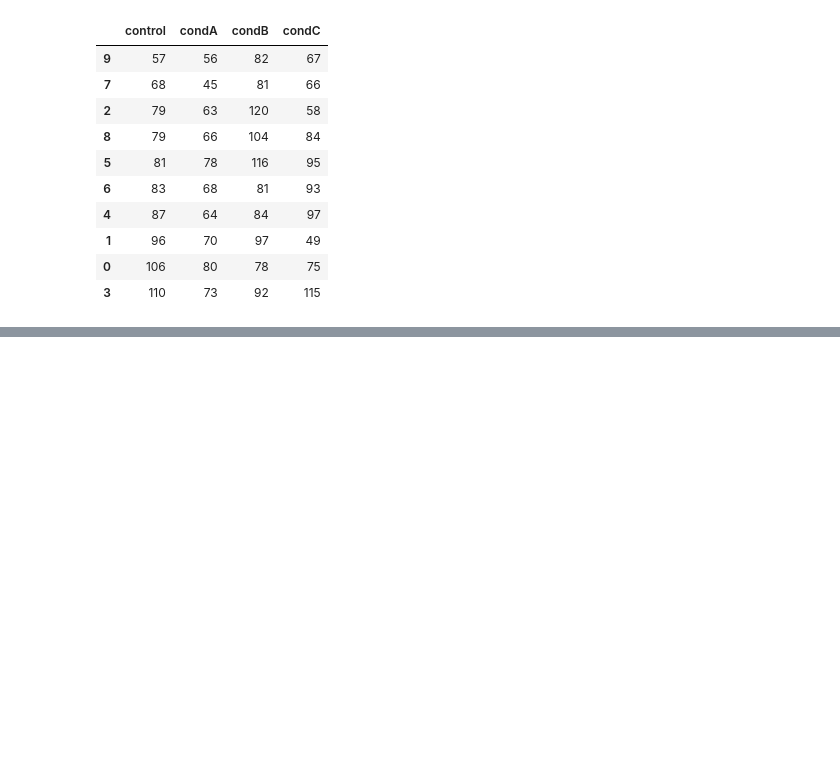
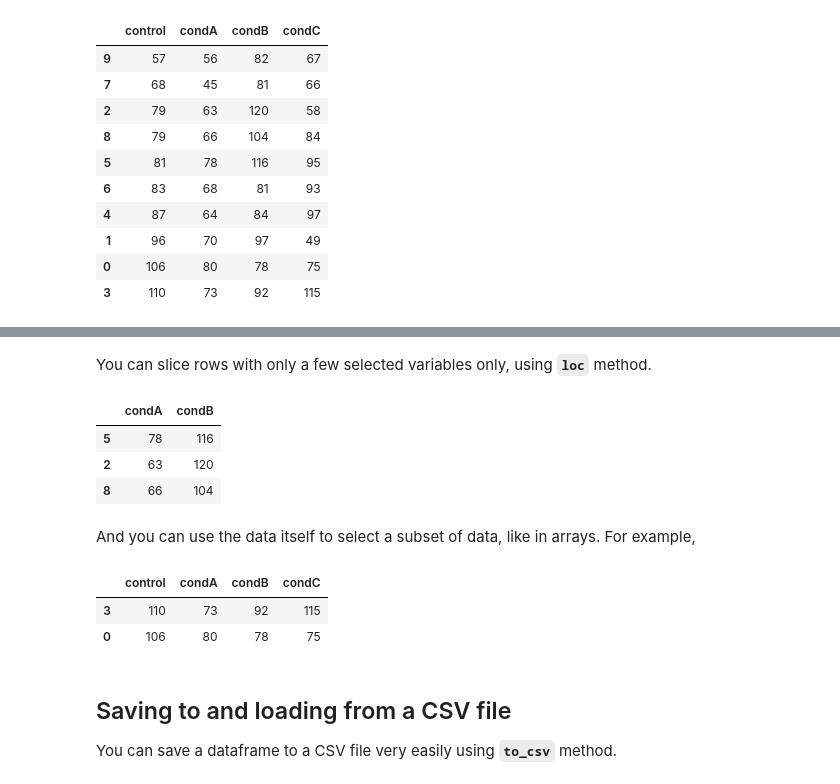
Before and after one commit to sathayas/DockerSourceLibrary, a Jupyter notebook: PythonBasic/JupyterNotebook/BasicPython.ipynb, the cells around one changed output, grey strips where cells are left out. Saved outputs shown, nothing was run; the diff lists cells and outputs as text; code cells hidden in the pictures; blank space fills up the shorter version.

```diff
--- a/PythonBasic/JupyterNotebook/BasicPython.ipynb
+++ b/PythonBasic/JupyterNotebook/BasicPython.ipynb
@@ -1348,0 +1410,21 @@ expScores.sort_values(by='control')
+# %% [markdown]
+You can slice rows with only a few selected variables only, using **`loc`** method.
+# %%
+expData.loc[5:8,['condA','condB']]
+# %% [output]
+|  | condA | condB |
+| 5 | 78 | 116 |
+| 2 | 63 | 120 |
+| 8 | 66 | 104 |
+# %% [markdown]
+And you can use the data itself to select a subset of data, like in arrays. For example,
+# %%
+expData[expData.control>100]
+# %% [output]
+|  | control | condA | condB | condC |
+| 3 | 110 | 73 | 92 | 115 |
+| 0 | 106 | 80 | 78 | 75 |
+# %% [markdown]
+## Saving to and loading from a CSV file
+
+You can save a dataframe to a CSV file very easily using **`to_csv`** method.
```
Also changed, not shown: parts of 11 cells of this notebook.
